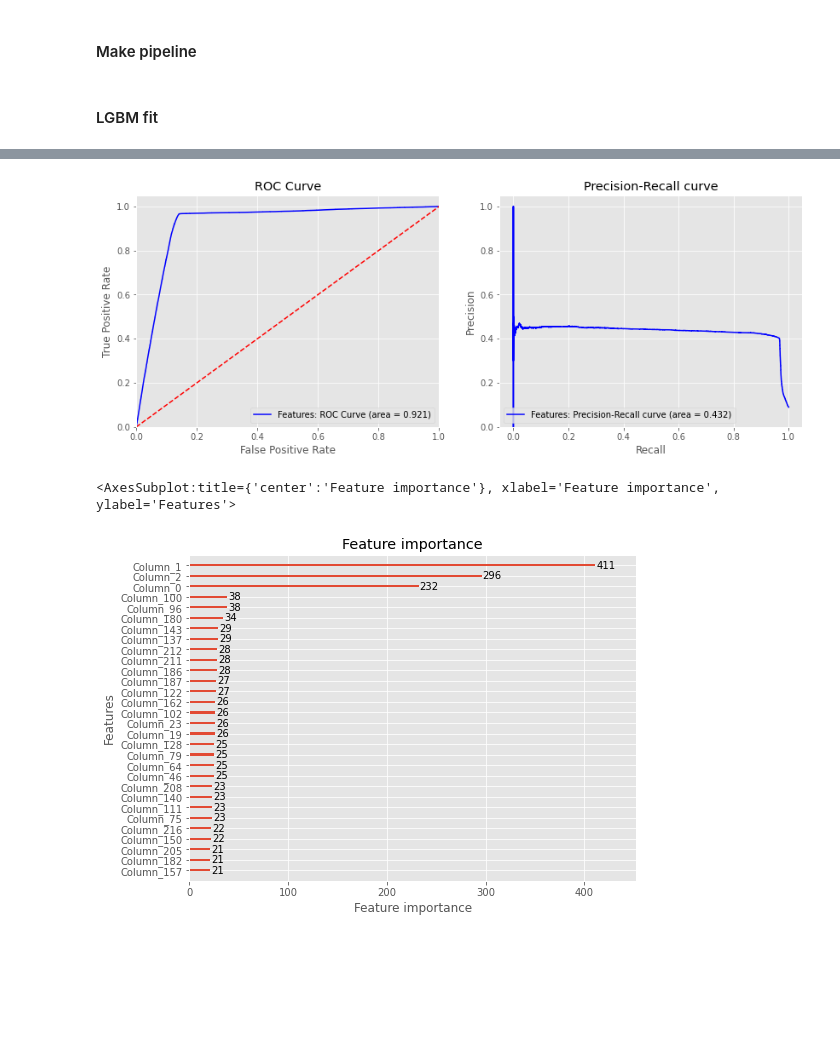
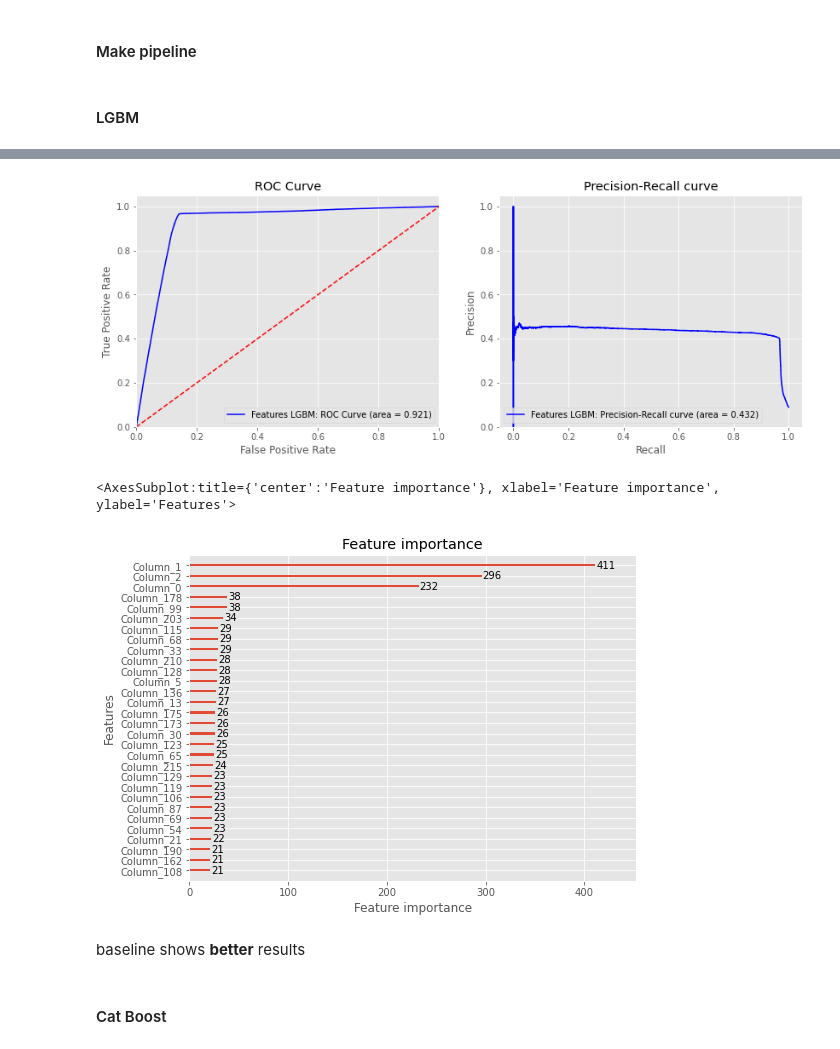
Before and after one commit to hildar/RecSys-Megafon, a Jupyter notebook: Train.ipynb, the cells around one changed output, grey strips where cells are left out. Saved outputs shown, nothing was run; the diff lists cells and outputs as text; code cells hidden in the pictures; blank space fills up the shorter version.

```diff
--- a/Train.ipynb
+++ b/Train.ipynb
@@ -489 +447,4 @@ Wall time: 5.34 s
+# %%
+train = pd.read_parquet('data/train.parquet')
+test = pd.read_parquet('data/test.parquet')
 # %% [markdown]
@@ -491,2 +452,5 @@ Wall time: 5.34 s
 
 Let's try to learn model with `features` and without feature engineering
+# %%
+%%time
+X_train, y_train, X_val, y_val = train_valid_split(train, SPLIT_DATE)
@@ -493,17 +460,16 @@ Let's try to learn model with `features` and without feature engineering
 # %%
-def run_learn(train, model, slpit_date=SPLIT_DATE, drop_columns='target', plot_name='Noname'):
-    # split
-    X_train, y_train, X_val, y_val = train_valid_split(train, slpit_date, drop_columns)
-
+def run_learn(X_train, y_train, X_val, y_val, model, slpit_date=SPLIT_DATE, plot_name='Noname'):
     # models
-    # lgb = lightgbm.LGBMClassifier(objective='binary', random_state=1)
     model.fit(X_train, y_train)
     train_preds = model.predict_proba(X_val)
 
     # metrics
     best_threshold = find_best_threshold(y_val, train_preds[:, 1], do_print=True)
-    f1 = f1_score(y_val, train_preds[:, 1] >= best_threshold, average='macro')
-    print(f'F1-Score (average="macro") = {f1}')
+    f1_best = f1_score(y_val, train_preds[:, 1] >= best_threshold, average='macro')
+    f1 = f1_score(y_val, train_preds[:, 1] > 0.5, average='macro')
+
+    print(f'F1-Score (average="macro") best threshold = {f1_best}')
+    print(f'F1-Score (average="macro") threshold - 0.5 = {f1}\n')
 
     plot_roc_pr_curve(y_val, train_preds[:, 1], plot_name, color='b')
 
@@ -821,7 +795,7 @@ f_prep_pipeline = make_pipeline(
     ])
 )
 # %% [markdown]
-#### LGBM fit
+#### LGBM
 # %%
 lgb_pipe = make_pipeline(
     f_prep_pipeline,
@@ -829,6 +803,6 @@ lgb_pipe = make_pipeline(
 )
 # %%
 %%time
-lgb_pipe = run_learn(train, lgb_pipe, slpit_date=SPLIT_DATE, plot_name='Features')
+lgb_pipe = run_learn(X_train, y_train, X_val, y_val, lgb_pipe, slpit_date=SPLIT_DATE, plot_name='Features LGBM')
 # %% [output]
 Best Threshold = 0.253, F-Score = 0.576, Precision = 0.420, Recall = 0.917
@@ -838,6 +814,8 @@ Wall time: 1min 25s
-[figure, old version]
+[figure, new version]
 # %%
 lightgbm.plot_importance(lgb_pipe[1], figsize=(8, 6) , max_num_features=30)
 # %% [output]
 <AxesSubplot:title={'center':'Feature importance'}, xlabel='Feature importance', ylabel='Features'>
-[figure, old version]
+[figure, new version]
+# %% [markdown]
+baseline shows **better** results
@@ -843,0 +824,2 @@ lightgbm.plot_importance(lgb_pipe[1], figsize=(8, 6) , max_num_features=30)
+# %% [markdown]
+#### Cat Boost
```
Also changed, not shown: parts of 90 cells of this notebook.
